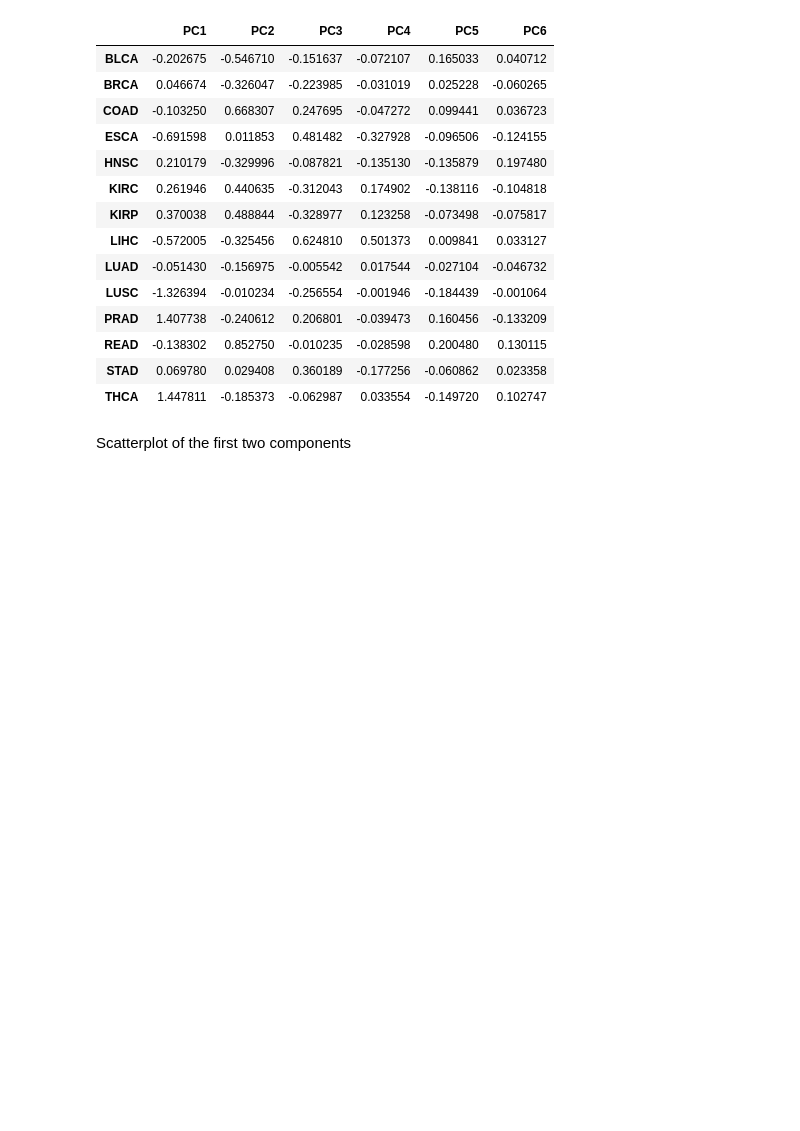
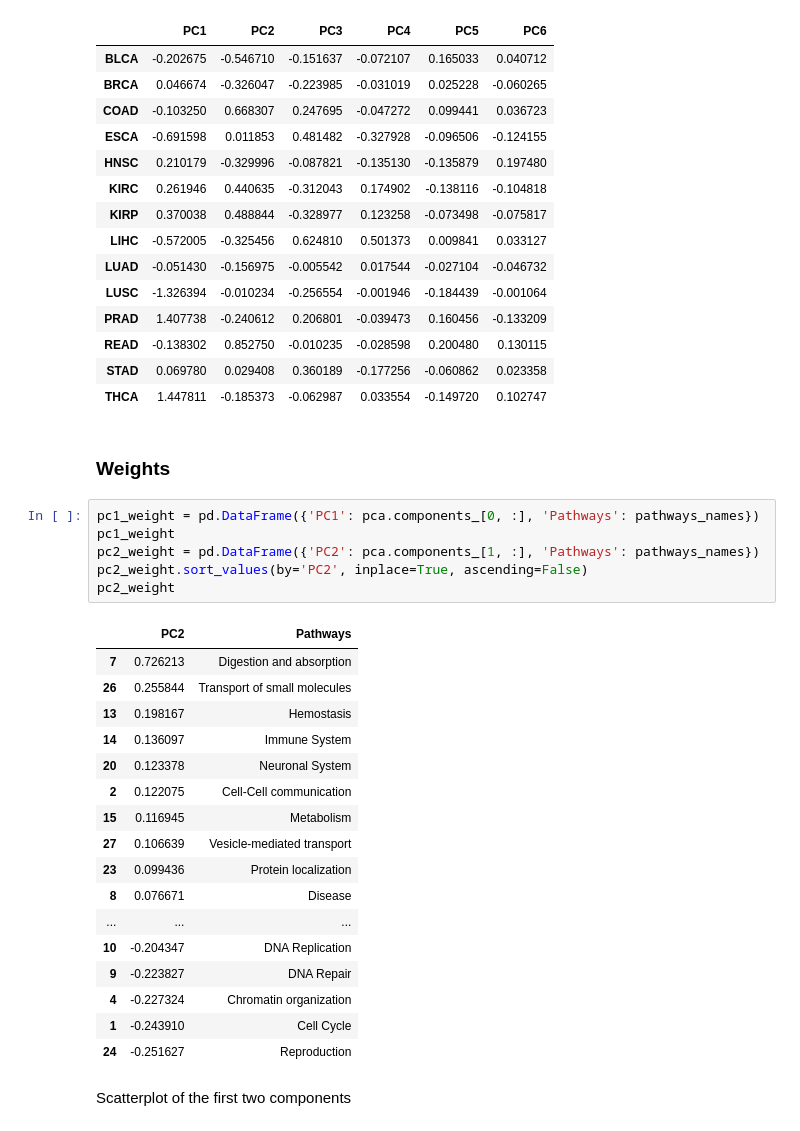
Before and after one commit to SamSaladino/FC-of-Genetic-pathways, a Jupyter notebook: Expr_pathways.ipynb, the cells around one changed output. Saved outputs shown, nothing was run; the diff lists cells and outputs as text; blank space fills up the shorter version.

Commit message:
weights in process....

```diff
--- a/Expr_pathways.ipynb
+++ b/Expr_pathways.ipynb
@@ -162,6 +163,32 @@ proyections_table.head(14)
 | READ | -0.138302 | 0.852750 | -0.010235 | -0.028598 | 0.200480 | 0.130115 |
 | STAD | 0.069780 | 0.029408 | 0.360189 | -0.177256 | -0.060862 | 0.023358 |
 | THCA | 1.447811 | -0.185373 | -0.062987 | 0.033554 | -0.149720 | 0.102747 |
+# %% [markdown]
+### Weights
+# %%
+pc1_weight = pd.DataFrame({'PC1': pca.components_[0, :], 'Pathways': pathways_names})
+pc1_weight
+pc2_weight = pd.DataFrame({'PC2': pca.components_[1, :], 'Pathways': pathways_names})
+pc2_weight.sort_values(by='PC2', inplace=True, ascending=False)
+pc2_weight
+# %% [output]
+|  | PC2 | Pathways |
+| 7 | 0.726213 | Digestion and absorption |
+| 26 | 0.255844 | Transport of small molecules |
+| 13 | 0.198167 | Hemostasis |
+| 14 | 0.136097 | Immune System |
+| 20 | 0.123378 | Neuronal System |
+| 2 | 0.122075 | Cell-Cell communication |
+| 15 | 0.116945 | Metabolism |
+| 27 | 0.106639 | Vesicle-mediated transport |
+| 23 | 0.099436 | Protein localization |
+| 8 | 0.076671 | Disease |
+| ... | ... | ... |
+| 10 | -0.204347 | DNA Replication |
+| 9 | -0.223827 | DNA Repair |
+| 4 | -0.227324 | Chromatin organization |
+| 1 | -0.243910 | Cell Cycle |
+| 24 | -0.251627 | Reproduction |
 # %% [markdown]
 Scatterplot of the first two components
 # %%
```
Also changed, not shown: parts of 3 cells of this notebook, 1 other file.
